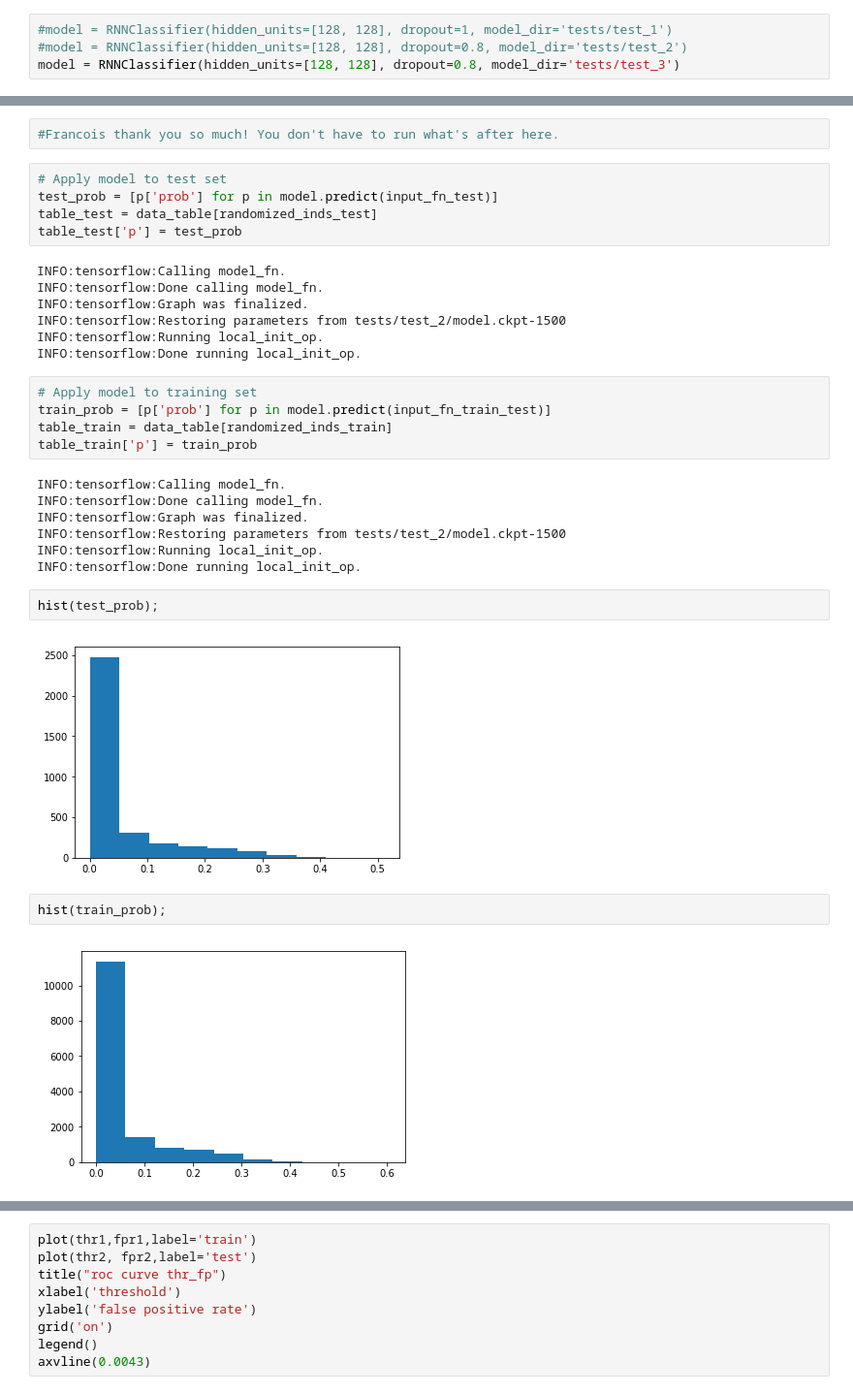
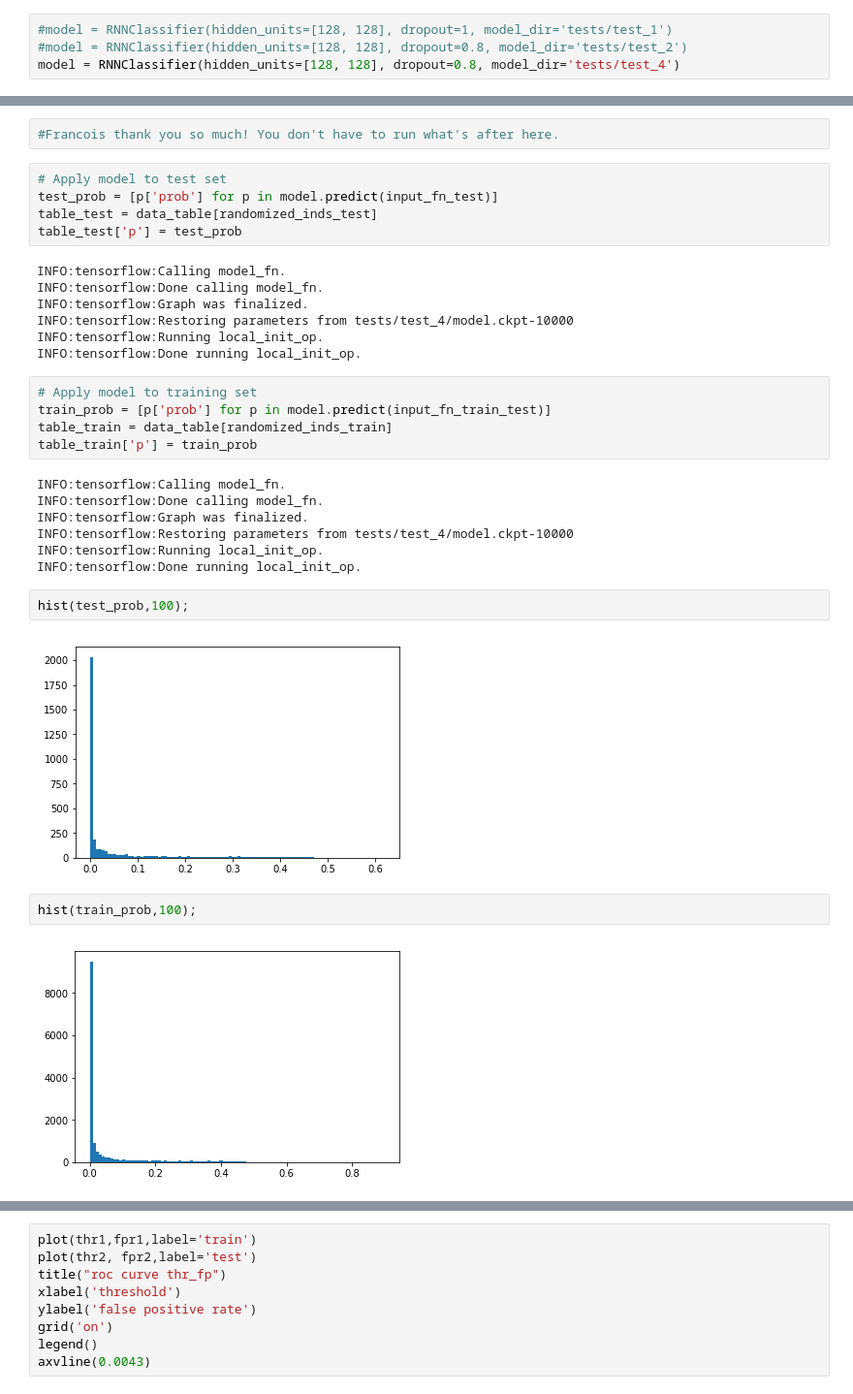
Before and after one commit to zhiyaol/SN-Classification-with-ML, a Jupyter notebook: Tensorflow-test-10000-steps-Francois-Please-Run-Thanks.ipynb, the cells around one changed output, grey strips where cells are left out. Shown at 97% size. Drawn from its saved outputs; the diff is of its cells as text.

Commit message:
Added trained network

```diff
--- a/Tensorflow-test-10000-steps-Francois-Please-Run-Thanks.ipynb
+++ b/Tensorflow-test-10000-steps-Francois-Please-Run-Thanks.ipynb
@@ -75,6 +75,6 @@ def input_fn_test():
 # %%
 #model = RNNClassifier(hidden_units=[128, 128], dropout=1, model_dir='tests/test_1')
 #model = RNNClassifier(hidden_units=[128, 128], dropout=0.8, model_dir='tests/test_2')
-model = RNNClassifier(hidden_units=[128, 128], dropout=0.8, model_dir='tests/test_3')
+model = RNNClassifier(hidden_units=[128, 128], dropout=0.8, model_dir='tests/test_4')
 # %% [output]
 INFO:tensorflow:Using default config.
@@ -111,7 +111,7 @@ table_test['p'] = test_prob
 INFO:tensorflow:Calling model_fn.
 INFO:tensorflow:Done calling model_fn.
 INFO:tensorflow:Graph was finalized.
-INFO:tensorflow:Restoring parameters from tests/test_2/model.ckpt-1500
+INFO:tensorflow:Restoring parameters from tests/test_4/model.ckpt-10000
 INFO:tensorflow:Running local_init_op.
 INFO:tensorflow:Done running local_init_op.
 # %%
@@ -123,17 +123,17 @@ table_train['p'] = train_prob
 INFO:tensorflow:Calling model_fn.
 INFO:tensorflow:Done calling model_fn.
 INFO:tensorflow:Graph was finalized.
-INFO:tensorflow:Restoring parameters from tests/test_2/model.ckpt-1500
+INFO:tensorflow:Restoring parameters from tests/test_4/model.ckpt-10000
 INFO:tensorflow:Running local_init_op.
 INFO:tensorflow:Done running local_init_op.
 # %%
-hist(test_prob);
+hist(test_prob,100);
 # %% [output]
-[figure, old version]
+[figure, new version]
 # %%
-hist(train_prob);
+hist(train_prob,100);
 # %% [output]
-[figure, old version]
+[figure, new version]
 # %%
 # Compute ROC curves
 from sklearn.metrics import roc_curve
```
Also changed, not shown: parts of 6 cells of this notebook, 9 other files.
